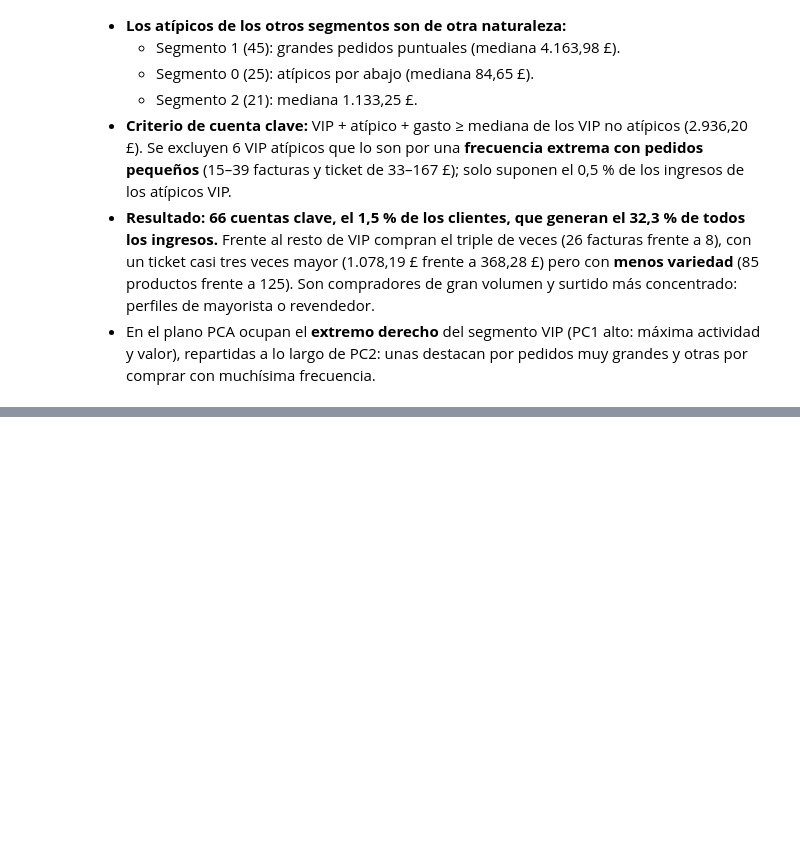
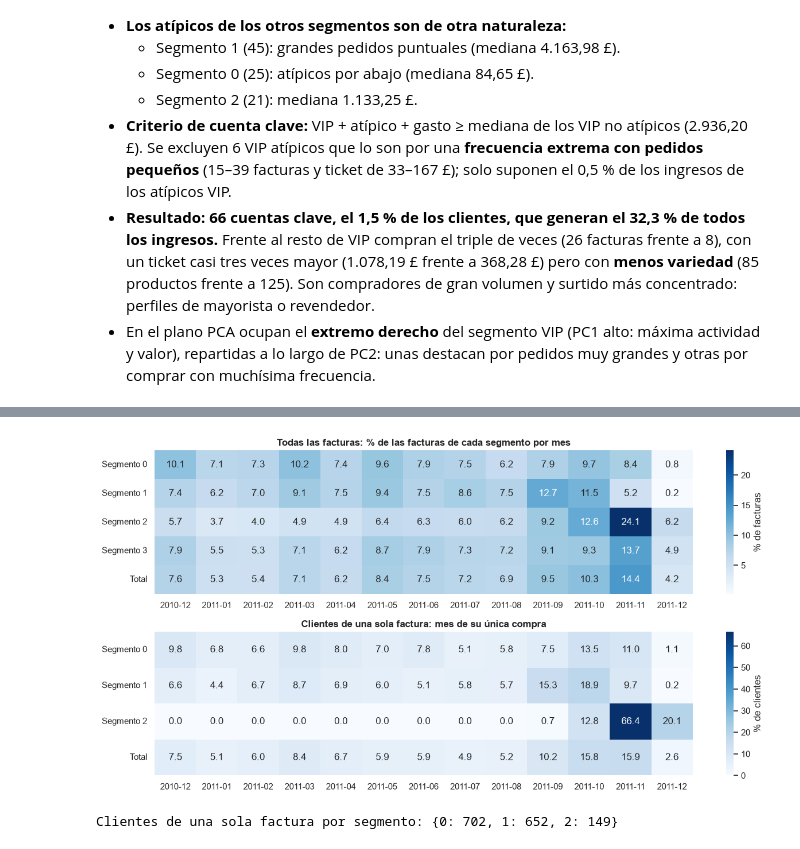
Before and after one commit to Andres766/proeyecto-mineria-de-datos, a Jupyter notebook: notebooks/04_perfiles.ipynb, the cells around one changed output, grey strips where cells are left out. Drawn from its saved outputs; the diff is of its cells as text; code cells hidden in the pictures; blank space fills up the shorter version.

Commit message:
Añade análisis de país, productos y estacionalidad por segmento

```diff
--- a/notebooks/04_perfiles.ipynb
+++ b/notebooks/04_perfiles.ipynb
@@ -334,0 +394,20 @@ plt.show()
+# %%
+por_mes = facturas_por_mes(ventas, segmento)
+etiquetas_filas = {s: f"Segmento {s}" for s in SEGS} | {"Total": "Total"}
+fig, axes = plt.subplots(2, 1, figsize=(13, 6.5))
+sns.heatmap(por_mes.rename(index=etiquetas_filas), annot=True, fmt=".1f", cmap="Blues", ax=axes[0], cbar_kws={"label": "% de facturas"})
+axes[0].set_title("Todas las facturas: % de las facturas de cada segmento por mes")
+una_compra = clientes.index[clientes["frequency"] == 1]
+por_mes_una = facturas_por_mes(ventas, segmento, clientes_incluidos=una_compra)
+sns.heatmap(por_mes_una.rename(index=etiquetas_filas), annot=True, fmt=".1f", cmap="Blues", ax=axes[1], cbar_kws={"label": "% de clientes"})
+axes[1].set_title("Clientes de una sola factura: mes de su única compra")
+for ax in axes:
+    ax.set_xlabel("")
+    ax.set_ylabel("")
+fig.tight_layout()
+guardar_figura(fig, "04_estacionalidad")
+plt.show()
+print("Clientes de una sola factura por segmento:", clientes.loc[una_compra, "segmento"].value_counts().sort_index().to_dict())
+# %% [output]
+[figure, added]
+Clientes de una sola factura por segmento: {0: 702, 1: 652, 2: 149}
```
Also changed, not shown: parts of 9 cells of this notebook.
